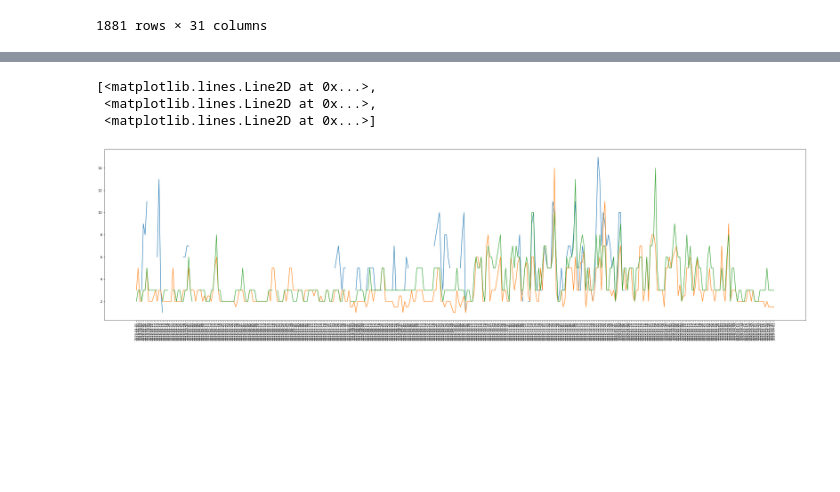
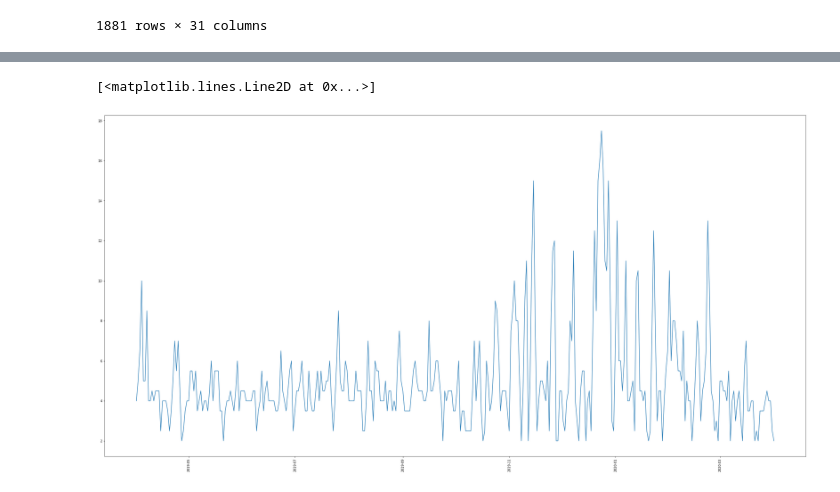
Before and after one commit to TrentELittle/BootcampProject1, a Jupyter notebook: project_main.ipynb, the cells around one changed output, grey strips where cells are left out. Cells and saved outputs as stored; diff of their text form; code cells hidden in the pictures; blank space fills up the shorter version.

```diff
--- a/project_main.ipynb
+++ b/project_main.ipynb
@@ -32,4 +32,6 @@ ny_data = []
 dc_data = []
 mass19_data = []
 mass20_data = []
+dc19_data = []
+dc20_data = []
 # %%
@@ -201,18 +228,18 @@ merge_mass_df
 # %%
 # Drop unnecessary columns to clean DF
-clean_mass_df = merge_mass_df.drop(["parameter_code","datum","cbsa_code","poc","method_code","local_site_name",
+clean_dc_df = merge_dc_df.drop(["parameter_code","datum","cbsa_code","poc","method_code","local_site_name",
                             "event_type","validity_indicator","method_code","state_code","county_code",
                             "site_number","parameter","pollutant_standard","units_of_measure","method",
                             "site_address","cbsa","observation_count","observation_percent"], axis=1)
 
 # Filter out the 1-hour sample_duration and fix any null values
-sample_duration = clean_mass_df['sample_duration'] == '8-HR RUN AVG END HOUR'
-clean_mass_df = clean_mass_df[sample_duration]
+sample_duration = clean_dc_df['sample_duration'] == '8-HR RUN AVG END HOUR'
+clean_dc_df = clean_dc_df[sample_duration]
 
-clean_mass_df
+clean_dc_df
 
 # Groupby date and fix null values
-group_mass = pd.DataFrame(clean_mass_df.groupby(['date_local', 'county']).mean().unstack())
-group_mass.fillna(0)
+group_dc = pd.DataFrame(clean_dc_df.groupby(['date_local', 'county']).mean().unstack())
+group_dc.fillna(0)
 # group_mass.index
 # %% [output]
@@ -233,0 +261,2 @@ group_mass.fillna(0)
+# %%
+group_dc.index = pd.to_datetime(group_dc.index)
@@ -234,13 +265,11 @@ group_mass.fillna(0)
 # %%
-# Create first Line Chart for first_max_value of CO and data_local for Mass_df
-# dates = matplotlib.dates.date2num(clean_mass_df['date_local'])
-fig, ax = plt.subplots(figsize=(40, 10))
+# Create first Line Chart for first_max_value of CO and data_local for DC_df
+# dates = matplotlib.dates.date2num(clean_dc_df['date_local'])
+fig, ax = plt.subplots(figsize=(40, 20))
 plt.xticks(rotation = 90)
-xvalue = group_mass.index
-yvalue = group_mass['aqi']
+xvalue = group_dc.index
+yvalue = group_dc['aqi']
 plt.plot(xvalue, yvalue)
 # %% [output]
-[<matplotlib.lines.Line2D at 0x...>,
- <matplotlib.lines.Line2D at 0x...>,
- <matplotlib.lines.Line2D at 0x...>]
+[<matplotlib.lines.Line2D at 0x...>]
-[figure, old version]
+[figure, new version]
```
Also changed, not shown: parts of 29 cells of this notebook.
